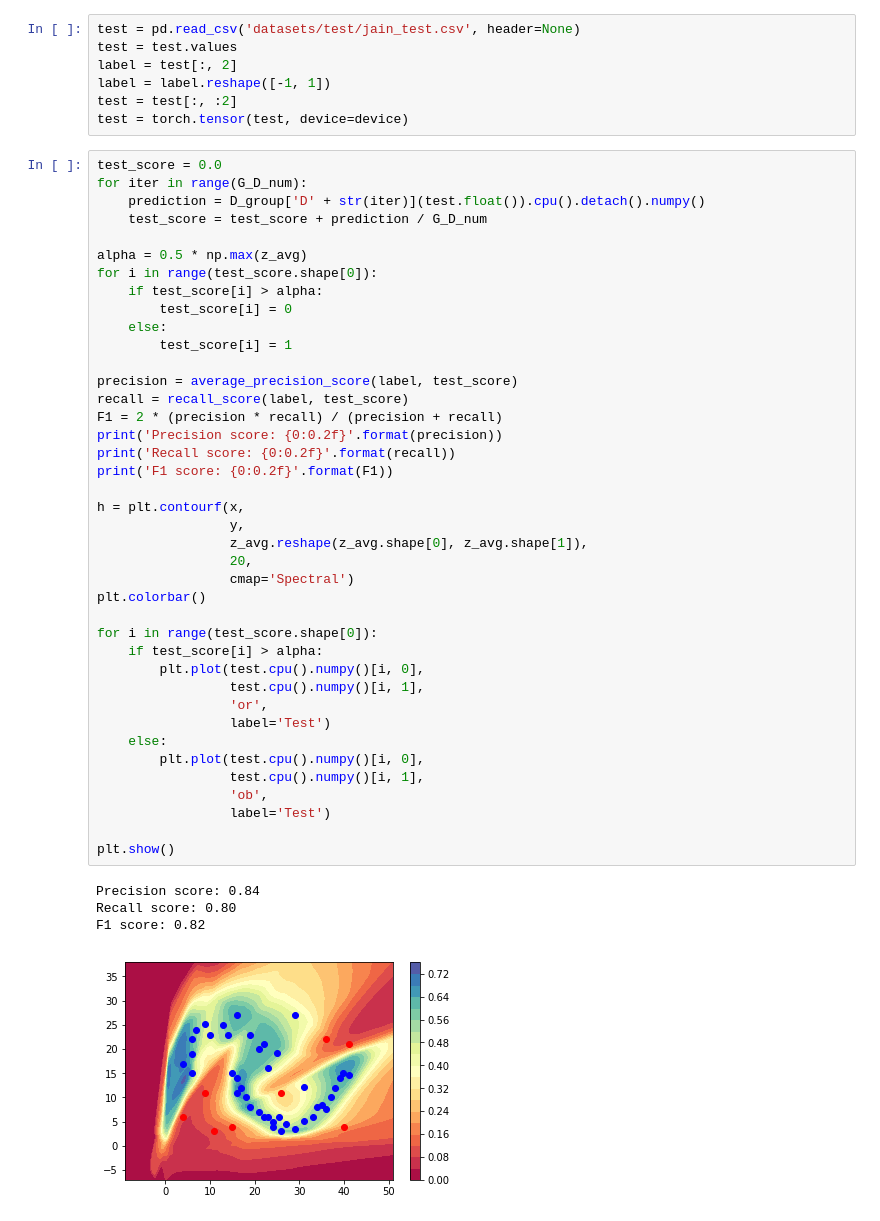
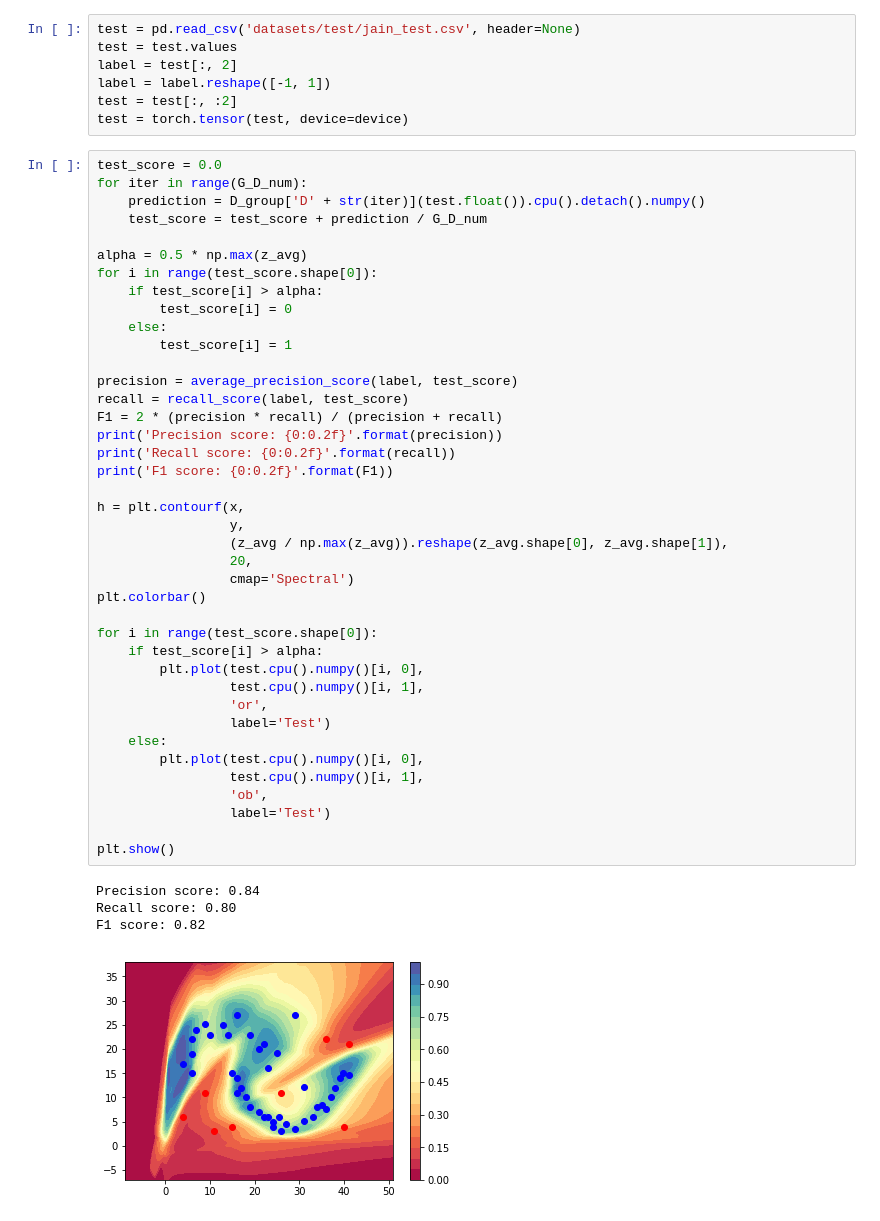
Before and after one commit to waylongo/Gans-for-anomaly-detection, a Jupyter notebook: gan-2d-stack-jain.ipynb, the cells around one changed output. Drawn from its saved outputs; the diff is of its cells as text.

```diff
--- a/gan-2d-stack-jain.ipynb
+++ b/gan-2d-stack-jain.ipynb
@@ -279,32 +279,32 @@ for i in range(test_score.shape[0]):
 precision = average_precision_score(label, test_score)
 recall = recall_score(label, test_score)
 F1 = 2 * (precision * recall) / (precision + recall)
 print('Precision score: {0:0.2f}'.format(precision))
 print('Recall score: {0:0.2f}'.format(recall))
 print('F1 score: {0:0.2f}'.format(F1))
 
 h = plt.contourf(x,
                  y,
-                 z_avg.reshape(z_avg.shape[0], z_avg.shape[1]),
+                 (z_avg / np.max(z_avg)).reshape(z_avg.shape[0], z_avg.shape[1]),
                  20,
                  cmap='Spectral')
 plt.colorbar()
 
 for i in range(test_score.shape[0]):
     if test_score[i] > alpha:
         plt.plot(test.cpu().numpy()[i, 0],
                  test.cpu().numpy()[i, 1],
                  'or',
                  label='Test')
     else:
         plt.plot(test.cpu().numpy()[i, 0],
                  test.cpu().numpy()[i, 1],
                  'ob',
                  label='Test')
 
 plt.show()
 # %% [output]
 Precision score: 0.84
 Recall score: 0.80
 F1 score: 0.82
-[figure, old version]
+[figure, new version]
```
Also changed, not shown: parts of 1 cell of this notebook, 4 other files.
